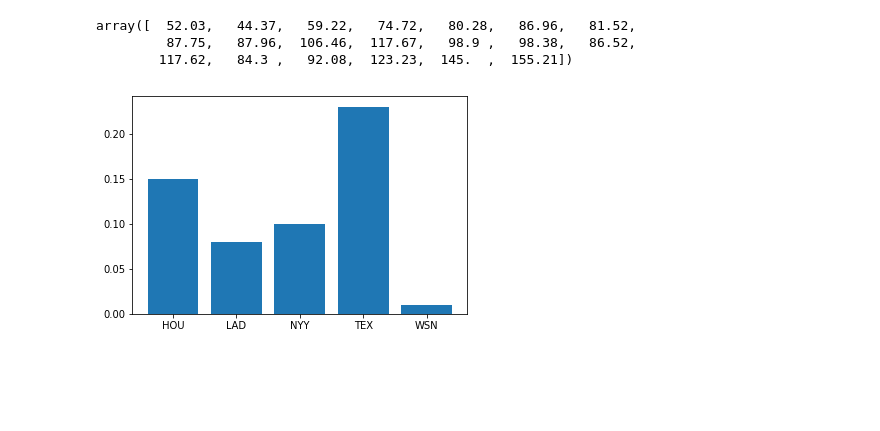
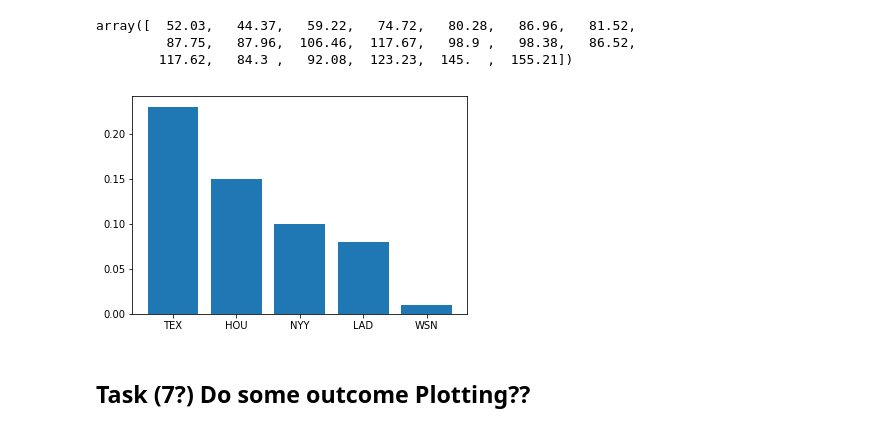
Before and after one commit to marichards/MLB_FA_Predictor, a Jupyter notebook: MLB_Trade_EDA.ipynb, the cells around one changed output. Cells and saved outputs as stored; diff of their text form; code cells hidden in the pictures; blank space fills up the shorter version.

```diff
--- a/MLB_Trade_EDA.ipynb
+++ b/MLB_Trade_EDA.ipynb
@@ -460,10 +850,12 @@ array([  52.03,   44.37,   59.22,   74.72,   80.28,   86.96,   81.52,
         117.62,   84.3 ,   92.08,  123.23,  145.  ,  155.21])
 # %%
 plt.figure()
-plt.bar(['TEX', 'HOU', 'NYY', 'LAD', 'WSN'],[0.23, 0.15, 0.10, 0.08, 0.01])
+plt.bar(list(range(5)),[0.23, 0.15, 0.10, 0.08, 0.01], tick_label = ['TEX', 'HOU', 'NYY', 'LAD', 'WSN'])
 plt.savefig('fakeplot.png')
 plt.show()
 # %% [output]
-[figure, old version]
+[figure, new version]
 # %%
 ?plt.bar
+# %% [markdown]
+## Task (7?) Do some outcome Plotting??
```
Also changed, not shown: parts of 34 cells of this notebook, 5 other files.
